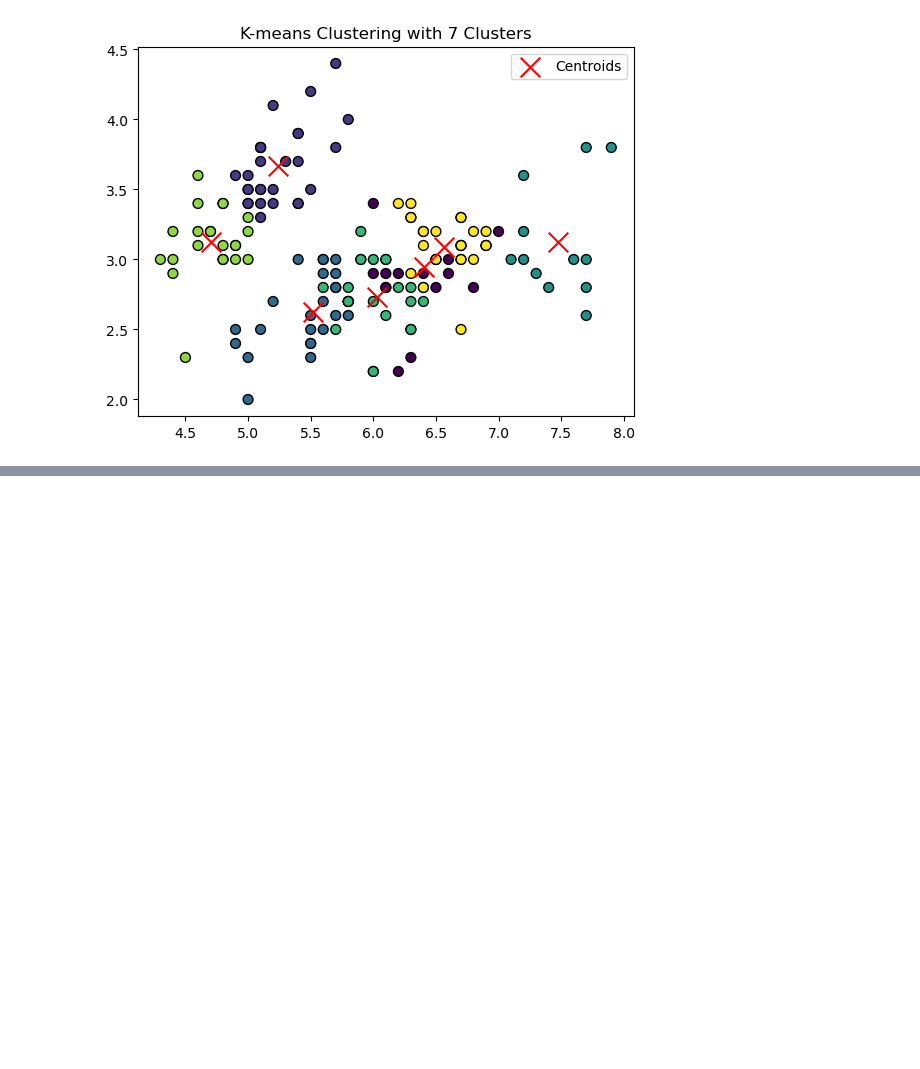
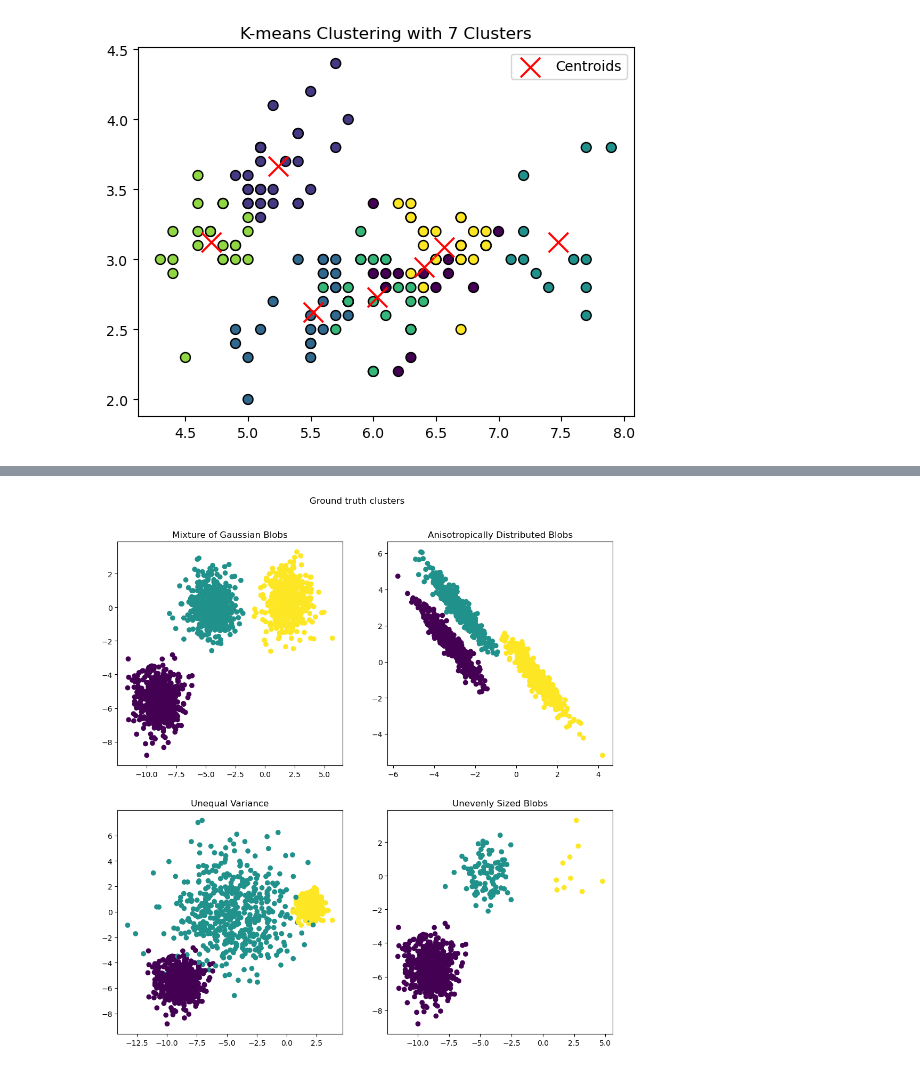
Before and after one commit to Luksh/AI-Level-6, a Jupyter notebook: week_8.ipynb, the cells around one changed output, grey strips where cells are left out. Cells and saved outputs as stored; diff of their text form; code cells hidden in the pictures; blank space fills up the shorter version.

```diff
--- a/week_8.ipynb
+++ b/week_8.ipynb
@@ -153,0 +226,33 @@ for n in N:
+# %%
+n_samples = 1500
+random_state = 170
+transformation = [[0.60834549, -0.63667341], [-0.40887718, 0.85253229]]
+
+X, y = make_blobs(n_samples=n_samples, random_state=random_state)
+X_aniso = np.dot(X, transformation)  # Anisotropic blobs
+X_varied, y_varied = make_blobs(
+    n_samples=n_samples, cluster_std=[1.0, 2.5, 0.5], random_state=random_state
+)  # Unequal variance
+X_filtered = np.vstack(
+    (X[y == 0][:500], X[y == 1][:100], X[y == 2][:10])
+)  # Unevenly sized blobs
+y_filtered = [0] * 500 + [1] * 100 + [2] * 10
+# %%
+fig, axs = plt.subplots(nrows=2, ncols=2, figsize=(12, 12))
+
+axs[0, 0].scatter(X[:, 0], X[:, 1], c=y)
+axs[0, 0].set_title("Mixture of Gaussian Blobs")
+
+axs[0, 1].scatter(X_aniso[:, 0], X_aniso[:, 1], c=y)
+axs[0, 1].set_title("Anisotropically Distributed Blobs")
+
+axs[1, 0].scatter(X_varied[:, 0], X_varied[:, 1], c=y_varied)
+axs[1, 0].set_title("Unequal Variance")
+
+axs[1, 1].scatter(X_filtered[:, 0], X_filtered[:, 1], c=y_filtered)
+axs[1, 1].set_title("Unevenly Sized Blobs")
+
+plt.suptitle("Ground truth clusters").set_y(0.95)
+plt.show()
+# %% [output]
+[figure, added]
```
Also changed, not shown: parts of 6 cells of this notebook.
